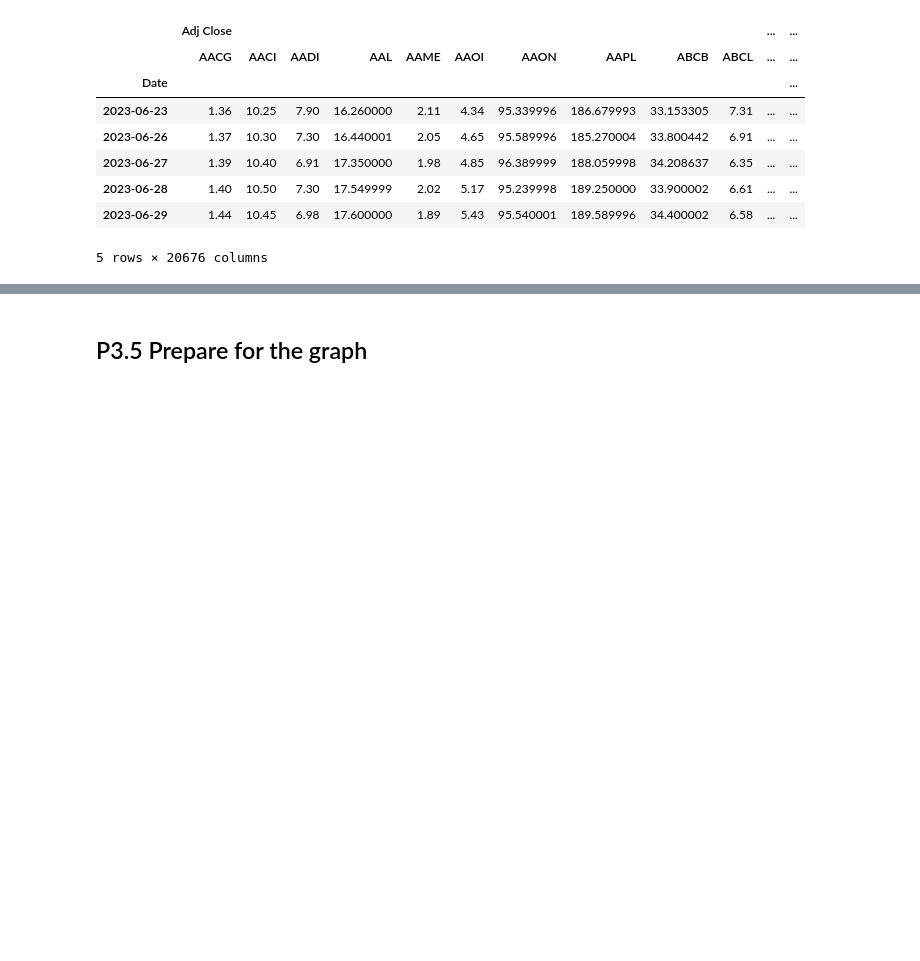
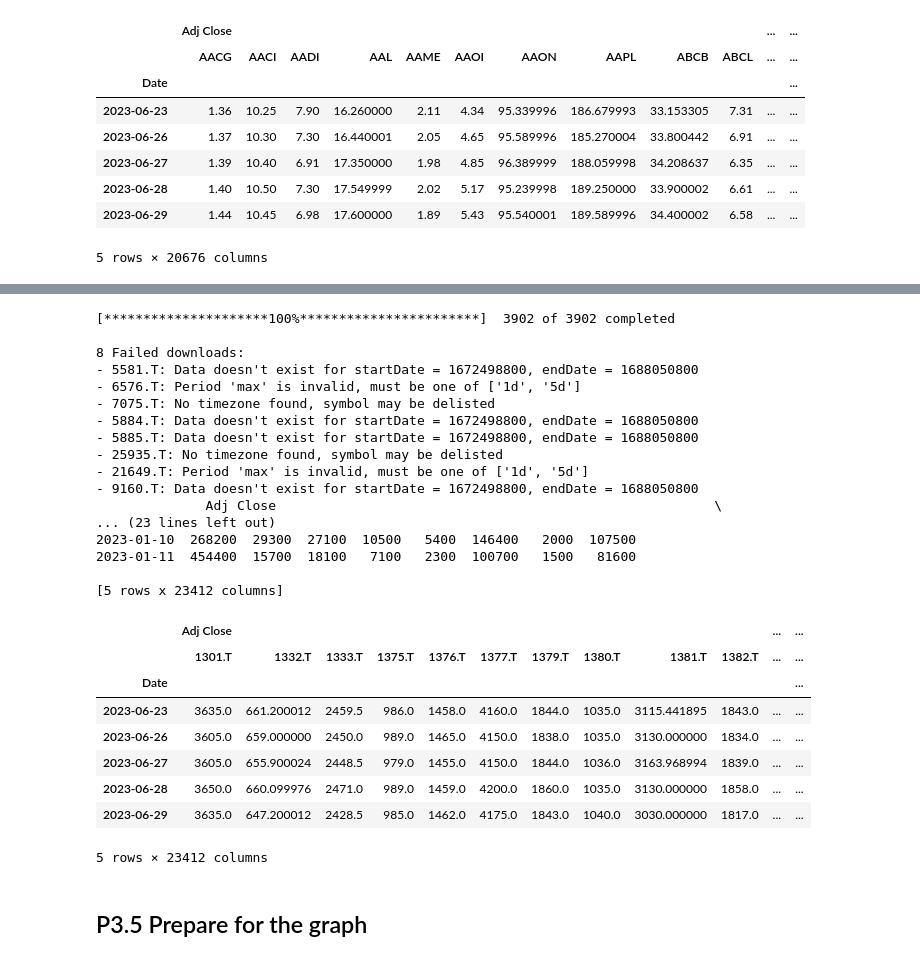
Before and after one commit to ckyma/exchatbook, a Jupyter notebook: getYahooData.ipynb, the cells around one changed output, grey strips where cells are left out. Saved outputs shown, nothing was run; the diff lists cells and outputs as text; code cells hidden in the pictures; blank space fills up the shorter version.

```diff
--- a/getYahooData.ipynb
+++ b/getYahooData.ipynb
@@ -2423,0 +2521,37 @@ nasdaq_data = pd.read_pickle("NASDAQ_stock_prices_2023.pkl")
+# %%
+# Download NYSE from 2023-01-01
+jpx_data = yf.download(jpx_list["yahoo_code"].tolist(), start="2023-01-01", end="2023-06-30")
+
+# Set the index to a datetime type
+jpx_data.index = pd.to_datetime(jpx_data.index)
+
+# Display the first five rows
+print(jpx_data.head())
+jpx_data.tail()
+# %% [output]
+[*********************100%***********************]  3902 of 3902 completed
+
+8 Failed downloads:
+- 5581.T: Data doesn't exist for startDate = 1672498800, endDate = 1688050800
+- 6576.T: Period 'max' is invalid, must be one of ['1d', '5d']
+- 7075.T: No timezone found, symbol may be delisted
+- 5884.T: Data doesn't exist for startDate = 1672498800, endDate = 1688050800
+- 5885.T: Data doesn't exist for startDate = 1672498800, endDate = 1688050800
+- 25935.T: No timezone found, symbol may be delisted
+- 21649.T: Period 'max' is invalid, must be one of ['1d', '5d']
+- 9160.T: Data doesn't exist for startDate = 1672498800, endDate = 1688050800
+              Adj Close                                                        \
+... (23 lines left out)
+2023-01-10  268200  29300  27100  10500   5400  146400   2000  107500
+2023-01-11  454400  15700  18100   7100   2300  100700   1500   81600
+
+[5 rows x 23412 columns]
+|  | Adj Close |  |  |  |  |  |  |  |  |  | ... | ... |
+|  | 1301.T | 1332.T | 1333.T | 1375.T | 1376.T | 1377.T | 1379.T | 1380.T | 1381.T | 1382.T | ... | ... |
+| Date |  |  |  |  |  |  |  |  |  |  |  | ... |
+| 2023-06-23 | 3635.0 | 661.200012 | 2459.5 | 986.0 | 1458.0 | 4160.0 | 1844.0 | 1035.0 | 3115.441895 | 1843.0 | ... | ... |
+| 2023-06-26 | 3605.0 | 659.000000 | 2450.0 | 989.0 | 1465.0 | 4150.0 | 1838.0 | 1035.0 | 3130.000000 | 1834.0 | ... | ... |
+| 2023-06-27 | 3605.0 | 655.900024 | 2448.5 | 979.0 | 1455.0 | 4150.0 | 1844.0 | 1036.0 | 3163.968994 | 1839.0 | ... | ... |
+| 2023-06-28 | 3650.0 | 660.099976 | 2471.0 | 989.0 | 1459.0 | 4200.0 | 1860.0 | 1035.0 | 3130.000000 | 1858.0 | ... | ... |
+| 2023-06-29 | 3635.0 | 647.200012 | 2428.5 | 985.0 | 1462.0 | 4175.0 | 1843.0 | 1040.0 | 3030.000000 | 1817.0 | ... | ... |
+5 rows × 23412 columns
```
Also changed, not shown: parts of 10 cells of this notebook, 7 other files.
